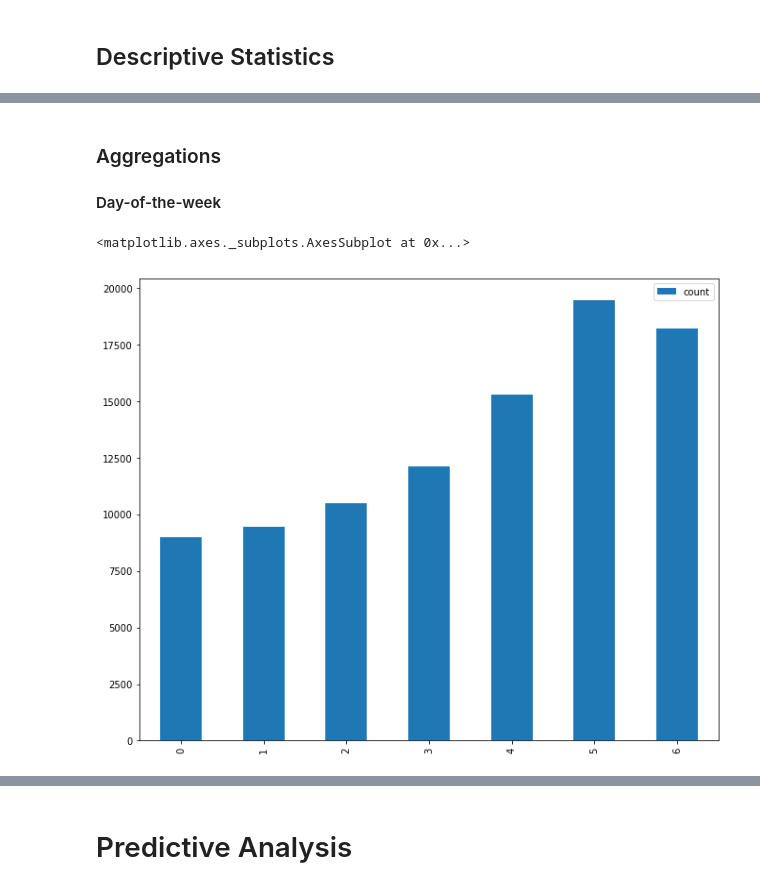
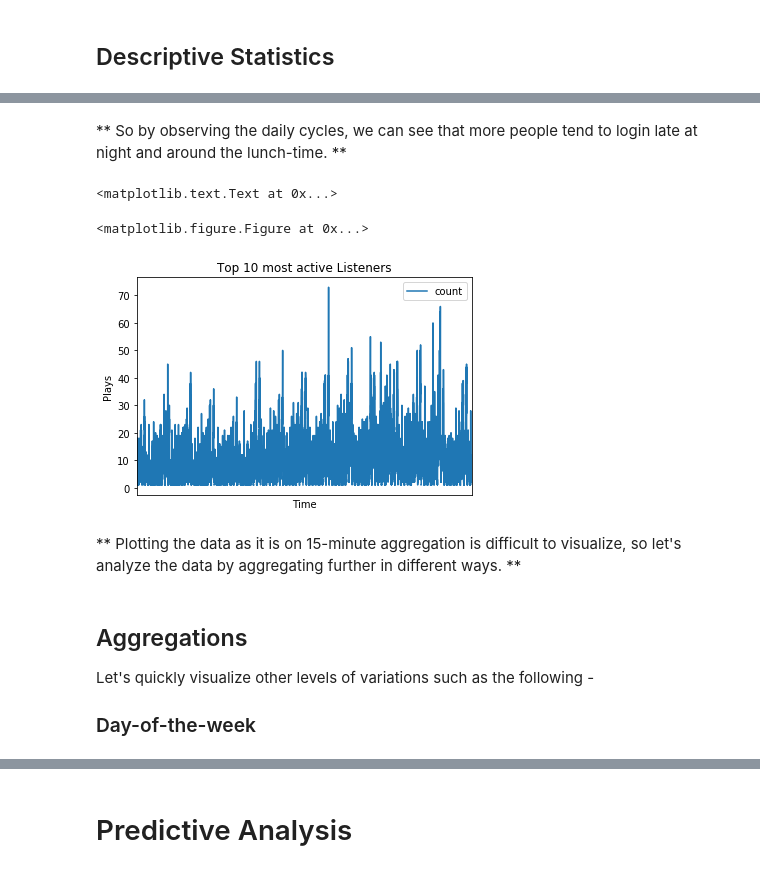
Before and after one commit to nachiketmparanjape/Data-Science-Challenges, a Jupyter notebook: ultimate_challenge/Ultimate_Data_Science_Challenge_Notebook.ipynb, the cells around one changed output, grey strips where cells are left out. Cells and saved outputs as stored; diff of their text form; code cells hidden in the pictures.

```diff
--- a/ultimate_challenge/Ultimate_Data_Science_Challenge_Notebook.ipynb
+++ b/ultimate_challenge/Ultimate_Data_Science_Challenge_Notebook.ipynb
@@ -77,9 +98,26 @@ The median is about 8 logins per 15-minute-interval but the data is skewed accor
+# %% [markdown]
+** So by observing the daily cycles, we can see that more people tend to login late at night and around the lunch-time. **
+# %%
+fig = plt.figure(figsize=(10,5))
+ts.plot() #or other function
+plt.tick_params(
+    axis='x',          # changes apply to the x-axis
+    which='both',      # both major and minor ticks are affected
+    bottom='off',      # ticks along the bottom edge are off
+    top='off',         # ticks along the top edge are off
+    labelbottom='off') # labels along the bottom edge are off
+plt.ylabel("Plays")
+plt.xlabel("Time")
+plt.title("Top 10 most active Listeners")
+# %% [output]
+<matplotlib.text.Text at 0x...>
+<matplotlib.figure.Figure at 0x...>
+[figure, added]
+# %% [markdown]
+** Plotting the data as it is on 15-minute aggregation is difficult to visualize, so let's analyze the data by aggregating further in different ways. **
 # %% [markdown]
-### Aggregations
+## Aggregations
 
-#### Day-of-the-week
+Let's quickly visualize other levels of variations such as the following -
+
+### Day-of-the-week
-# %%
-ts.groupby(ts.index.dayofweek).sum().plot(kind='bar')
-# %% [output]
-<matplotlib.axes._subplots.AxesSubplot at 0x...>
-[figure, removed]
```
Also changed, not shown: parts of 21 cells of this notebook.
